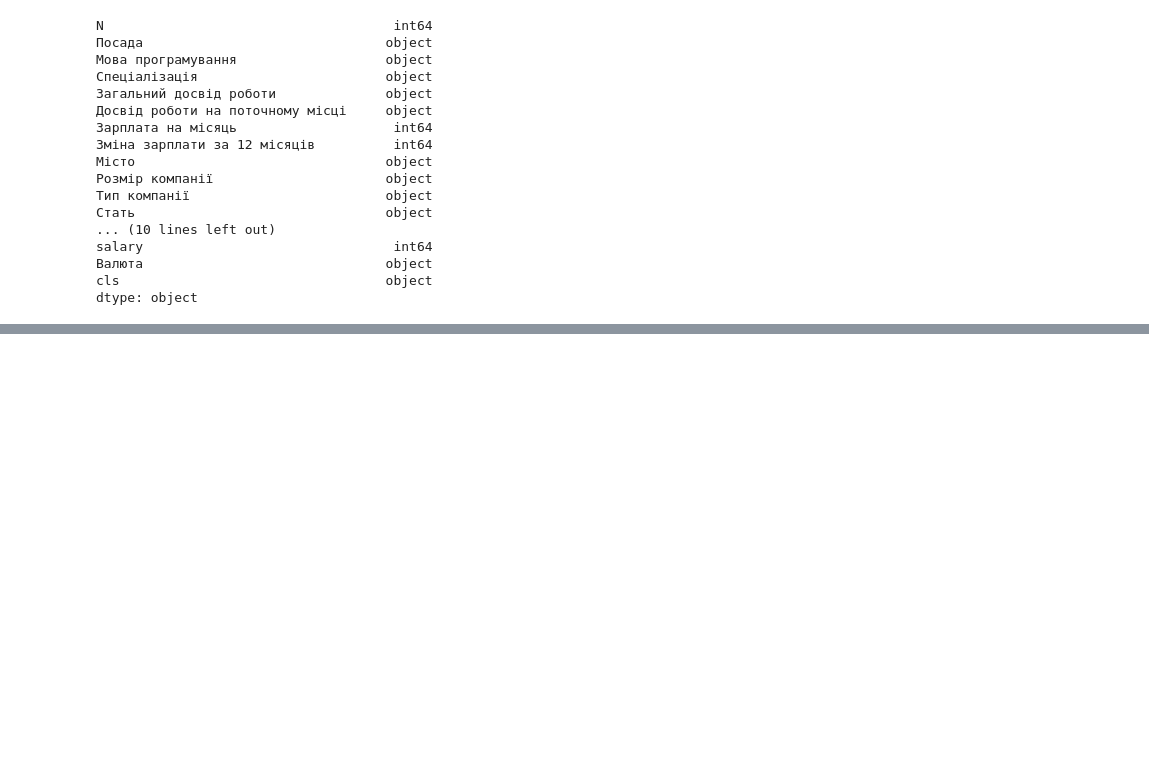
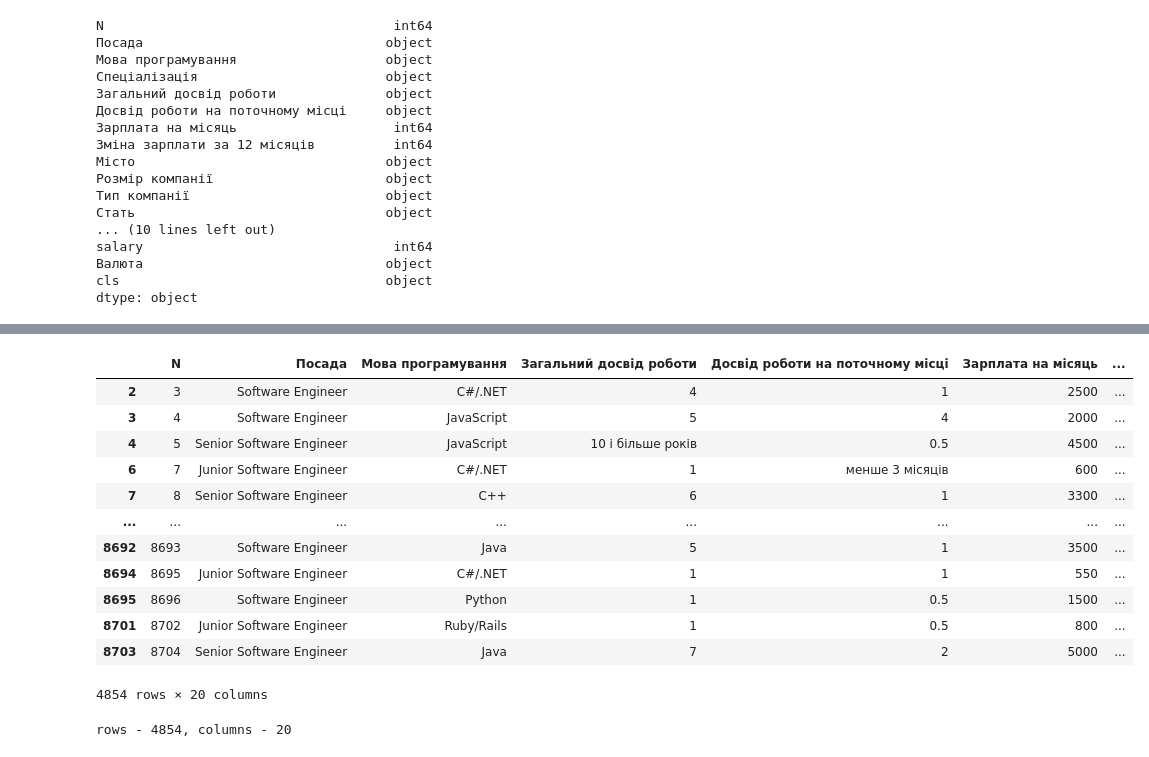
Before and after one commit to Korniev/Data-Sciense, a Jupyter notebook: hw_02/Hw_2.2.ipynb, the cells around one changed output, grey strips where cells are left out. Cells and saved outputs as stored; diff of their text form; code cells hidden in the pictures; blank space fills up the shorter version.

```diff
--- a/hw_02/Hw_2.2.ipynb
+++ b/hw_02/Hw_2.2.ipynb
@@ -76,0 +148,28 @@ dtype: object
+# %%
+# Видаліть усі рядки у вихідній таблиці за допомогою методу dropna
+
+dropped_nan_survey = cleaned_survey.dropna(how='any')
+
+dropped_nan_survey
+# %% [output]
+|  | N | Посада | Мова програмування | Загальний досвід роботи | Досвід роботи на поточному місці | Зарплата на місяць | ... |
+| 2 | 3 | Software Engineer | C#/.NET | 4 | 1 | 2500 | ... |
+| 3 | 4 | Software Engineer | JavaScript | 5 | 4 | 2000 | ... |
+| 4 | 5 | Senior Software Engineer | JavaScript | 10 і більше років | 0.5 | 4500 | ... |
+| 6 | 7 | Junior Software Engineer | C#/.NET | 1 | менше 3 місяців | 600 | ... |
+| 7 | 8 | Senior Software Engineer | C++ | 6 | 1 | 3300 | ... |
+| ... | ... | ... | ... | ... | ... | ... | ... |
+| 8692 | 8693 | Software Engineer | Java | 5 | 1 | 3500 | ... |
+| 8694 | 8695 | Junior Software Engineer | C#/.NET | 1 | 1 | 550 | ... |
+| 8695 | 8696 | Software Engineer | Python | 1 | 0.5 | 1500 | ... |
+| 8701 | 8702 | Junior Software Engineer | Ruby/Rails | 1 | 0.5 | 800 | ... |
+| 8703 | 8704 | Senior Software Engineer | Java | 7 | 2 | 5000 | ... |
+4854 rows × 20 columns
+# %%
+# Визначте новий розмір таблиці за допомогою методу shape
+
+dropped_nan_survey.shape
+
+print(f"rows - {dropped_nan_survey.shape[0]}, columns - {dropped_nan_survey.shape[1]}")
+# %% [output]
+rows - 4854, columns - 20
```
Also changed, not shown: parts of 7 cells of this notebook.
